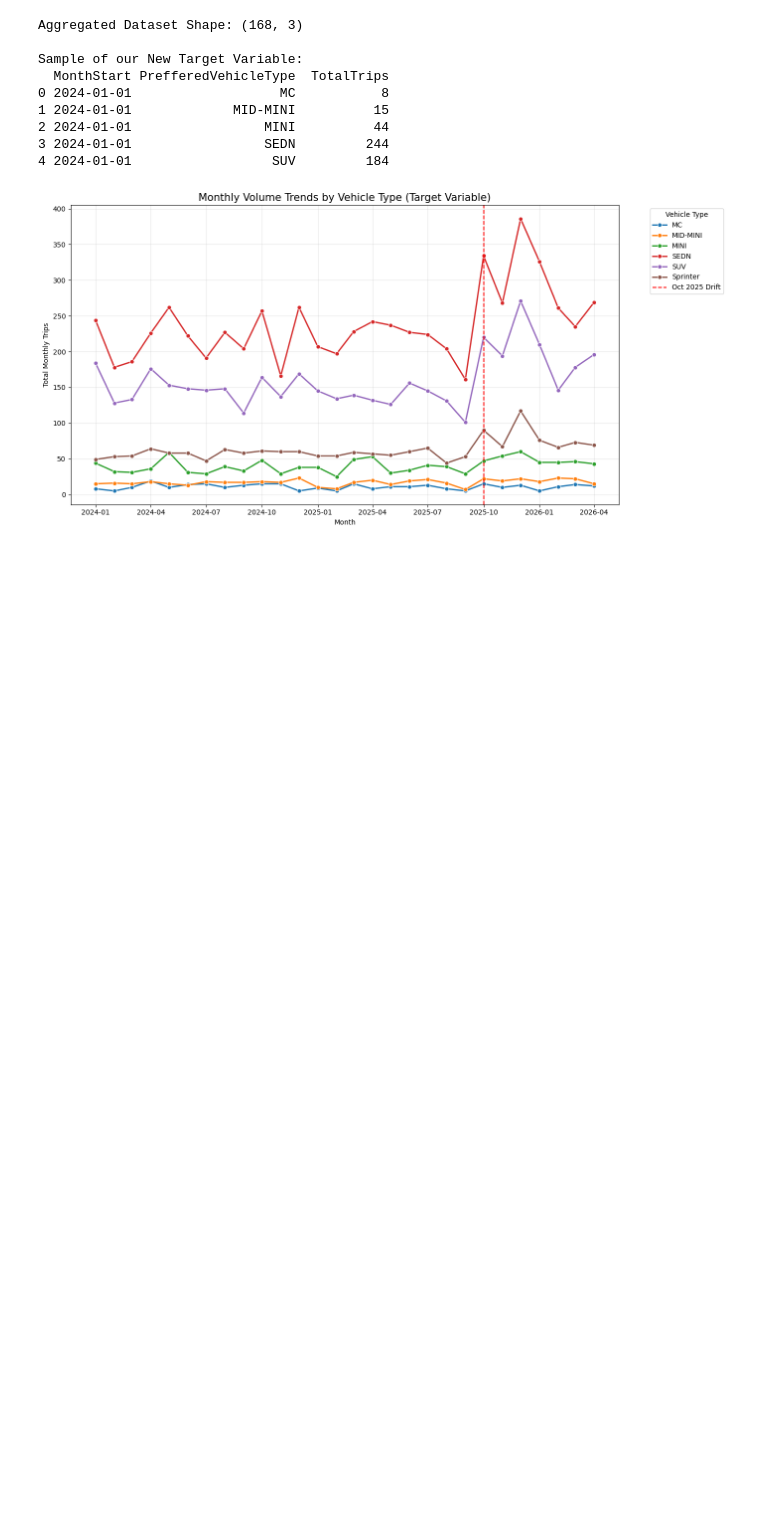
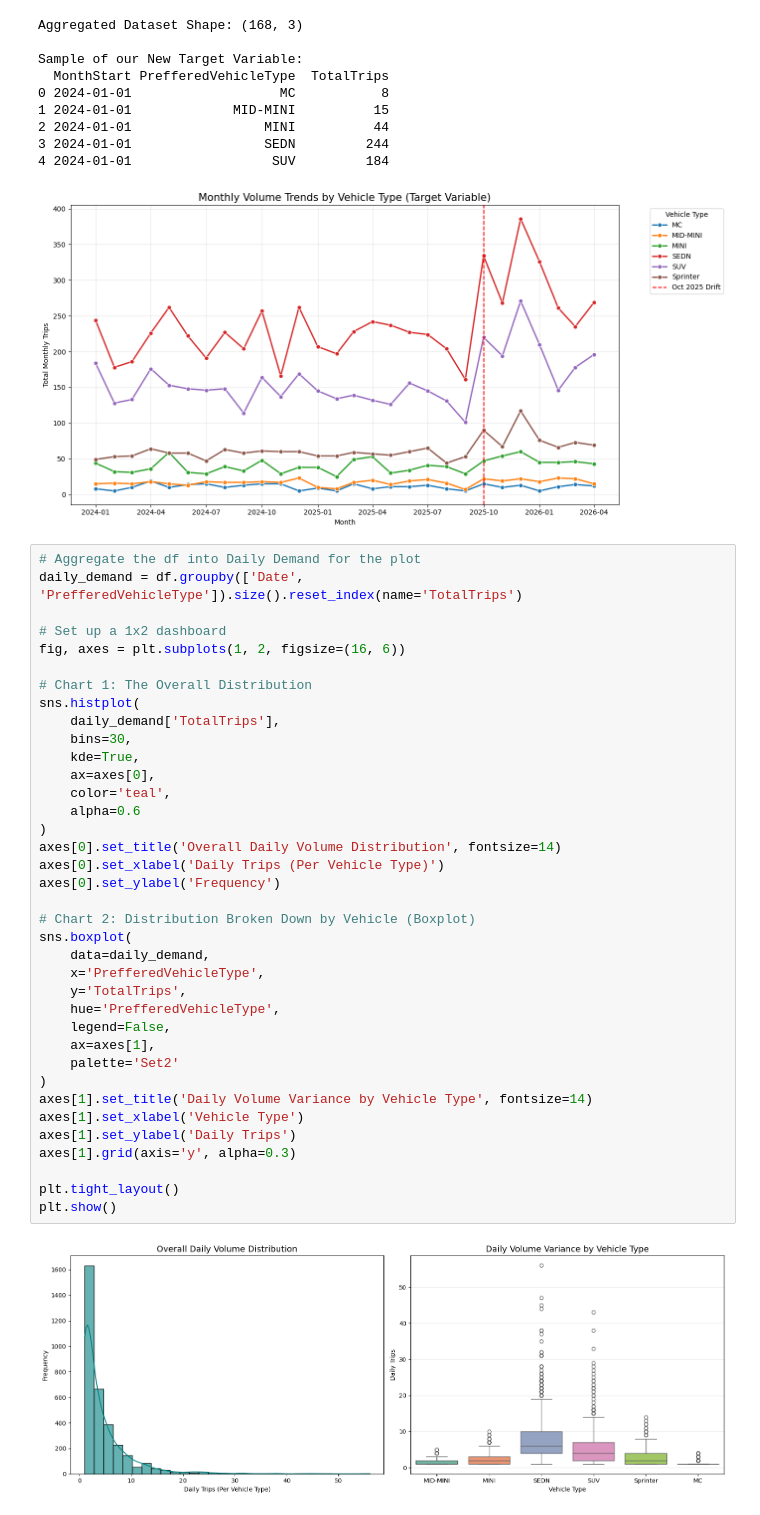
Before and after one commit to EricSerrano1111/Mobility-Demand-Forecaster, a Jupyter notebook: notebooks/02_eda.ipynb, the cells around one changed output. Cells and saved outputs as stored; diff of their text form; blank space fills up the shorter version.

```diff
--- a/notebooks/02_eda.ipynb
+++ b/notebooks/02_eda.ipynb
@@ -237,3 +237,42 @@ Sample of our New Target Variable:
 3 2024-01-01                 SEDN         244
 4 2024-01-01                  SUV         184
 [figure]
+# %%
+# Aggregate the df into Daily Demand for the plot
+daily_demand = df.groupby(['Date', 'PrefferedVehicleType']).size().reset_index(name='TotalTrips')
+
+# Set up a 1x2 dashboard
+fig, axes = plt.subplots(1, 2, figsize=(16, 6))
+
+# Chart 1: The Overall Distribution
+sns.histplot(
+    daily_demand['TotalTrips'],
+    bins=30,
+    kde=True,
+    ax=axes[0],
+    color='teal',
+    alpha=0.6
+)
+axes[0].set_title('Overall Daily Volume Distribution', fontsize=14)
+axes[0].set_xlabel('Daily Trips (Per Vehicle Type)')
+axes[0].set_ylabel('Frequency')
+
+# Chart 2: Distribution Broken Down by Vehicle (Boxplot)
+sns.boxplot(
+    data=daily_demand,
+    x='PrefferedVehicleType',
+    y='TotalTrips',
+    hue='PrefferedVehicleType',
+    legend=False,
+    ax=axes[1],
+    palette='Set2'
+)
+axes[1].set_title('Daily Volume Variance by Vehicle Type', fontsize=14)
+axes[1].set_xlabel('Vehicle Type')
+axes[1].set_ylabel('Daily Trips')
+axes[1].grid(axis='y', alpha=0.3)
+
+plt.tight_layout()
+plt.show()
+# %% [output]
+[figure, added]
```
Also changed, not shown: 4 other files.
